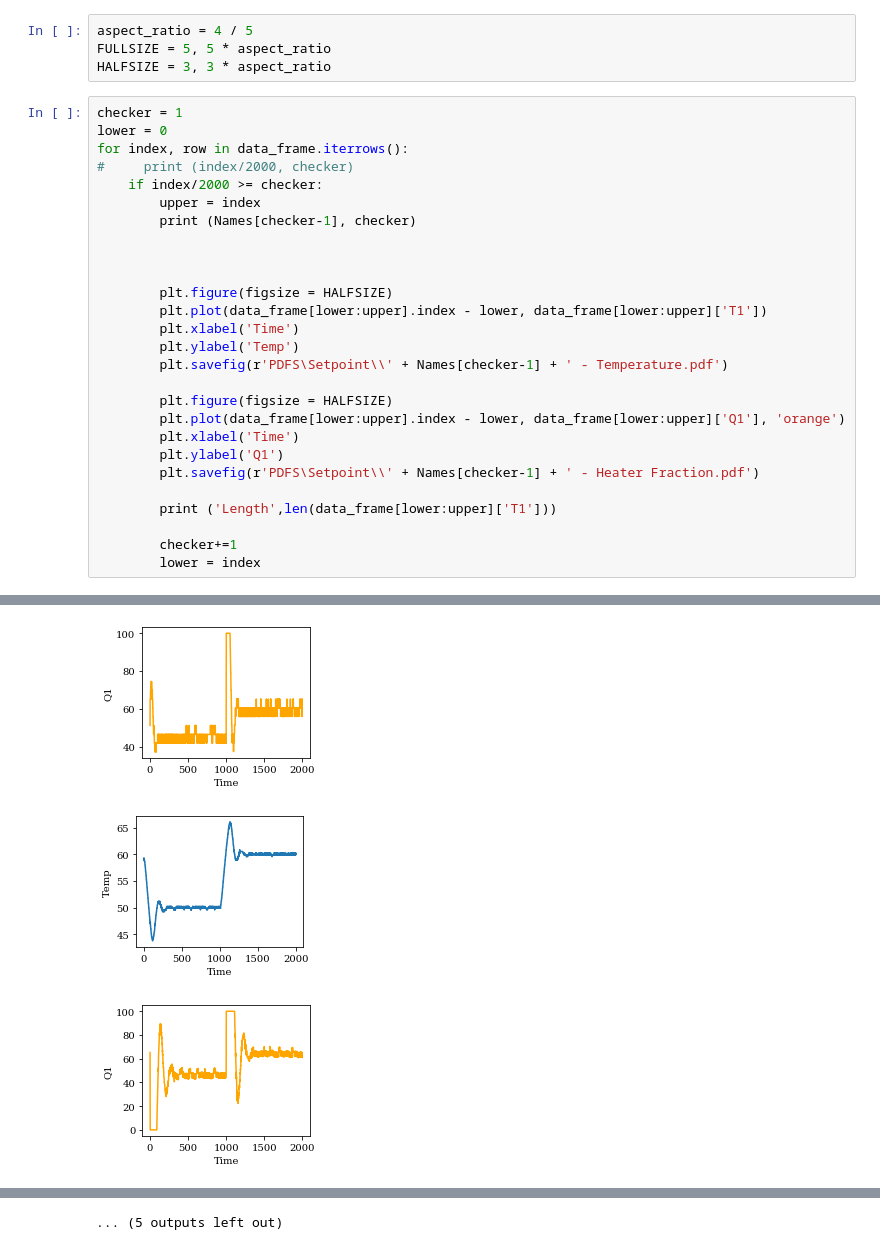
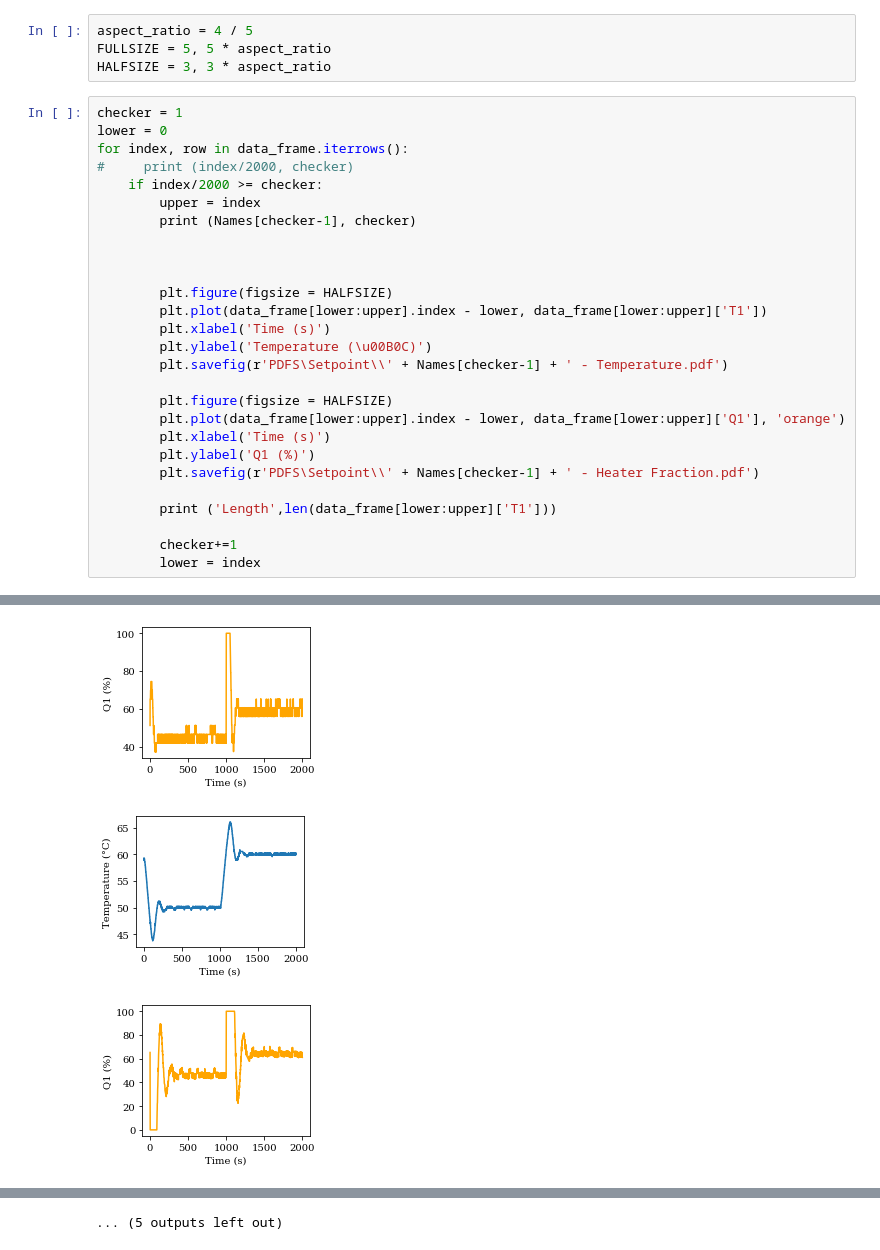
Before and after one commit to JarrydWebber/CPB-Group-17-2020, a Jupyter notebook: Control Comparisons CSV Load.ipynb, the cells around one changed output, grey strips where cells are left out. Cells and saved outputs as stored; diff of their text form.

```diff
--- a/Control Comparisons CSV Load.ipynb
+++ b/Control Comparisons CSV Load.ipynb
@@ -56,14 +61,14 @@ for index, row in data_frame.iterrows():
 
         plt.figure(figsize = HALFSIZE)
         plt.plot(data_frame[lower:upper].index - lower, data_frame[lower:upper]['T1'])
-        plt.xlabel('Time')
-        plt.ylabel('Temp')
+        plt.xlabel('Time (s)')
+        plt.ylabel('Temperature (\u00B0C)')
         plt.savefig(r'PDFS\Setpoint\\' + Names[checker-1] + ' - Temperature.pdf')
 
         plt.figure(figsize = HALFSIZE)
         plt.plot(data_frame[lower:upper].index - lower, data_frame[lower:upper]['Q1'], 'orange')
-        plt.xlabel('Time')
-        plt.ylabel('Q1')
+        plt.xlabel('Time (s)')
+        plt.ylabel('Q1 (%)')
         plt.savefig(r'PDFS\Setpoint\\' + Names[checker-1] + ' - Heater Fraction.pdf')
 
         print ('Length',len(data_frame[lower:upper]['T1']))
@@ -91,3 +96,3 @@ Length 2001
-[figure, old version]
+[figure, new version]
-[figure, old version]
+[figure, new version]
-[figure, old version]
+[figure, new version]
```
Also changed, not shown: parts of 3 cells of this notebook, 33 other files.
